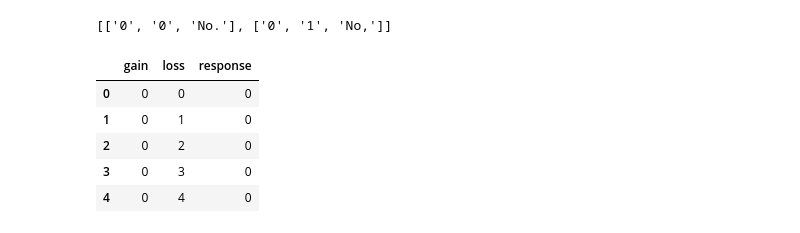
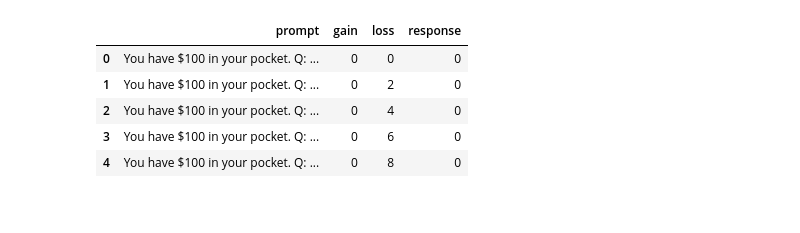
Before and after one commit to laraselinseyahi/prospect_theory_llama2_test, a Jupyter notebook: mixedgambles_llama70b_40gain40loss/gamble_analysis.ipynb, the cells around one changed output. Saved outputs shown, nothing was run; the diff lists cells and outputs as text; code cells hidden in the pictures.

```diff
--- a/mixedgambles_llama70b_40gain40loss/gamble_analysis.ipynb
+++ b/mixedgambles_llama70b_40gain40loss/gamble_analysis.ipynb
@@ -7,32 +10,20 @@ import seaborn as sns
-# %%
-with open('70b-40-40-prospect_theory.json') as f:
-    raw = json.load(f)
-
-len(raw)
-raw[:2]
-# %% [output]
-[['0', '0', 'No.'], ['0', '1', 'No,']]
-# %%
-def parse_raw(raw_json):
-    data = []
-    for item in raw_json:
-
-        gain = int(item[0])
-        loss = int(item[1])
-        resp = 1 if 'Yes' in item[2] else 0
-        data.append([gain, loss, resp])
-
-    return pd.DataFrame(data, columns=['gain', 'loss', 'response'])
-
-gambles_df = parse_raw(raw)
-gambles_df.head()
-# %% [output]
-|  | gain | loss | response |
-| 0 | 0 | 0 | 0 |
-| 1 | 0 | 1 | 0 |
-| 2 | 0 | 2 | 0 |
-| 3 | 0 | 3 | 0 |
-| 4 | 0 | 4 | 0 |
+# %%
+filestring = 'task-mixedgamble_model-70b_taskstring-40gain40loss'
+
+with open(f'{filestring}.json') as f:
+    raw = json.load(f)
+
+gambles_df = pd.read_csv(f'{filestring}.csv')
+del gambles_df['response']
+gambles_df = gambles_df.rename(columns={'response_int': 'response'})
+gambles_df.head()
+# %% [output]
+|  | prompt | gain | loss | response |
+| 0 | You have $100 in your pocket. Q: ... | 0 | 0 | 0 |
+| 1 | You have $100 in your pocket. Q: ... | 0 | 2 | 0 |
+| 2 | You have $100 in your pocket. Q: ... | 0 | 4 | 0 |
+| 3 | You have $100 in your pocket. Q: ... | 0 | 6 | 0 |
+| 4 | You have $100 in your pocket. Q: ... | 0 | 8 | 0 |
 # %%
 respmat = gambles_df.pivot_table(index='gain', columns='loss', values='response')
 # %%
```
Also changed, not shown: parts of 7 cells of this notebook.
